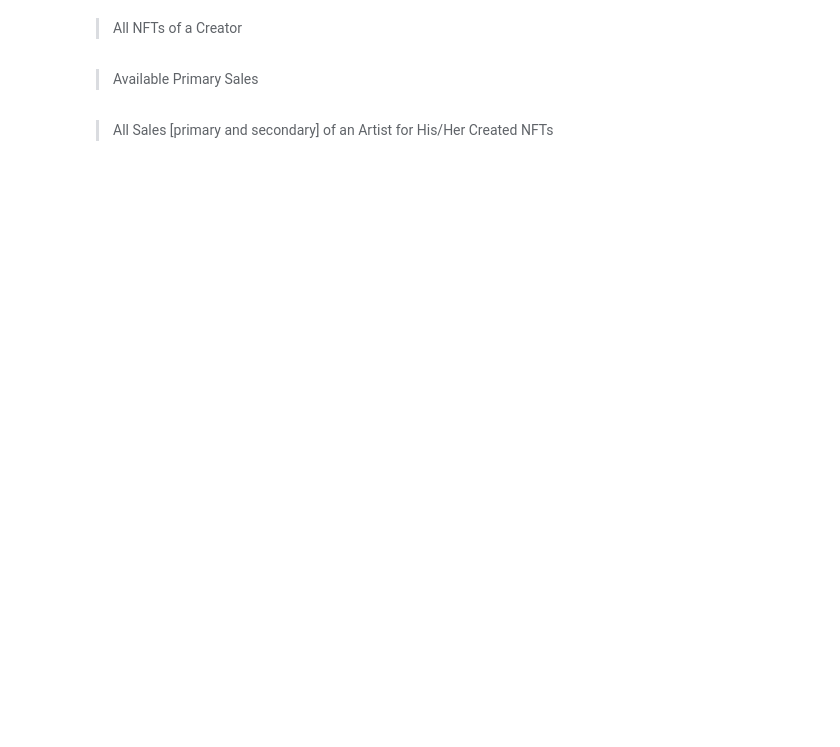
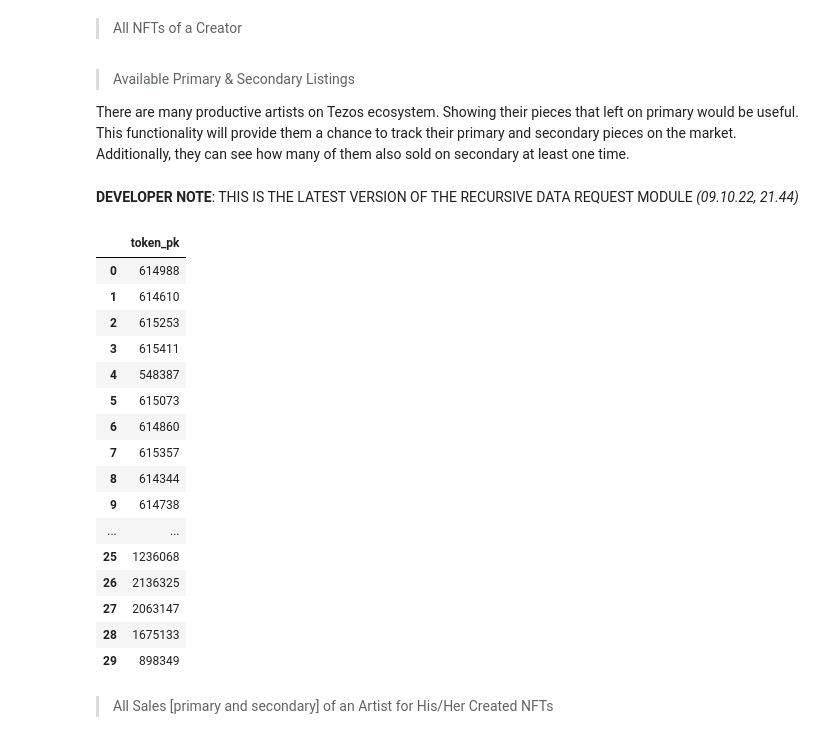
Before and after one commit to EmirhanServeren/NFT-CollaBot, a Jupyter notebook: main.ipynb, the cells around one changed output. Saved outputs shown, nothing was run; the diff lists cells and outputs as text; code cells hidden in the pictures; blank space fills up the shorter version.

```diff
--- a/main.ipynb
+++ b/main.ipynb
@@ -403,3 +394,0 @@ creator_all_NFTs("tz1UX8qs6uR1Hro9QLiydGioxavxAHn3V5Za")
-# %% [markdown]
-
-> Available Primary Sales
@@ -429,3 +395,74 @@ creator_primary_nft_pk
+# %% [markdown]
+> Available Primary & Secondary Listings
+
+There are many productive artists on Tezos ecosystem. Showing their pieces that left on primary would be useful. This functionality will provide them a chance to track their primary and secondary pieces on the market. Additionally, they can see how many of them also sold on secondary at least one time.
+# %% [markdown]
+**DEVELOPER NOTE**: THIS IS THE LATEST VERSION OF THE RECURSIVE DATA REQUEST MODULE *(09.10.22, 21.44)*
+# %%
+counter_N=[0]
+def creator_availablePrimary_NFTs(wallet_address):
+    if counter_N[0]>0:global nft_primaryKey_val
+    if counter_N[0]==0:nft_primaryKey_val=0
+    creator_nft_primaryNFT_info_query="""{
+    listing(where: {seller_address: {_eq: "wallet_address"}, status: {_eq: "active"}, token: {creators: {creator_address: {_eq: "wallet_address"}, token_pk: {_gt: "nft_primaryKey_val"}}}}) {
+        token_pk
+    }
+    }
+    """
+    creator_nft_primaryNFT_info_query = creator_nft_primaryNFT_info_query.replace("nft_primaryKey_val",str(nft_primaryKey_val))
+    creator_nft_primaryNFT_info_query = creator_nft_primaryNFT_info_query.replace("wallet_address",str(wallet_address))
+
+    creator_primary_nft_pk = requests.post(api_endpoint, json={'query': creator_nft_primaryNFT_info_query})
+    creator_primary_nft_pk = json.loads(creator_primary_nft_pk.text)
+    creator_primary_nft_pk = creator_primary_nft_pk['data']['listing']
+
+    # start the mechanism if there are 500 responses
+    # otherwise, it is nonsense to wait executing all because one request is enough to get all data
+    if len(creator_primary_nft_pk)==500:
+        if counter_N[0]>0:
+            global creators_availablePrimaryNFTs_pk_df
+            global loop_ofPrimary_NFT_listings_df
+        if counter_N[0]==0:
+            creators_availablePrimaryNFTs_pk_df=pd.DataFrame()
+            loop_ofPrimary_NFT_listings_df=pd.DataFrame()
+        loop_ofPrimary_NFT_listings_df=pd.DataFrame(creator_primary_nft_pk)
+        creators_availablePrimaryNFTs_pk_df=pd.concat([creators_availablePrimaryNFTs_pk_df,loop_ofPrimary_NFT_listings_df])
+
+    else:creators_availablePrimaryNFTs_pk_df = pd.DataFrame(creator_primary_nft_pk)
+
+    # there may be multiple listings on primary, so delete duplicates
+    creators_availablePrimaryNFTs_pk_df = creators_availablePrimaryNFTs_pk_df.drop_duplicates()
+    creators_availablePrimaryNFTs_pk_df = creators_availablePrimaryNFTs_pk_df.reset_index()     # have to set index again after dropping operation
+    del creators_availablePrimaryNFTs_pk_df['index']
+
+    counter_N[0]=+1
+    if len(creators_availablePrimaryNFTs_pk_df)==500:
+        nft_primaryKey_val=str(creators_availablePrimaryNFTs_pk_df['token_pk'][499])
+        return creator_availablePrimary_NFTs(wallet_address)
+    else:
+        counter_N[0]=0
+        return creators_availablePrimaryNFTs_pk_df
+
+#creator_availablePrimary_NFTs(findWalletAddress_byTezDomain("emirhanserveren.tez"))
+creator_availablePrimary_NFTs("tz1YAZ5Vkyc1Gpdy342uT33FYYFhyn2v6ibh")
+# %% [output]
+|  | token_pk |
+| 0 | 614988 |
+| 1 | 614610 |
+| 2 | 615253 |
+| 3 | 615411 |
+| 4 | 548387 |
+| 5 | 615073 |
+| 6 | 614860 |
+| 7 | 615357 |
+| 8 | 614344 |
+| 9 | 614738 |
+| ... | ... |
+| 25 | 1236068 |
+| 26 | 2136325 |
+| 27 | 2063147 |
+| 28 | 1675133 |
+| 29 | 898349 |
 # %% [markdown]
 > All Sales [primary and secondary] of an Artist for His/Her Created NFTs
 # %%
```
Also changed, not shown: parts of 11 cells of this notebook.
